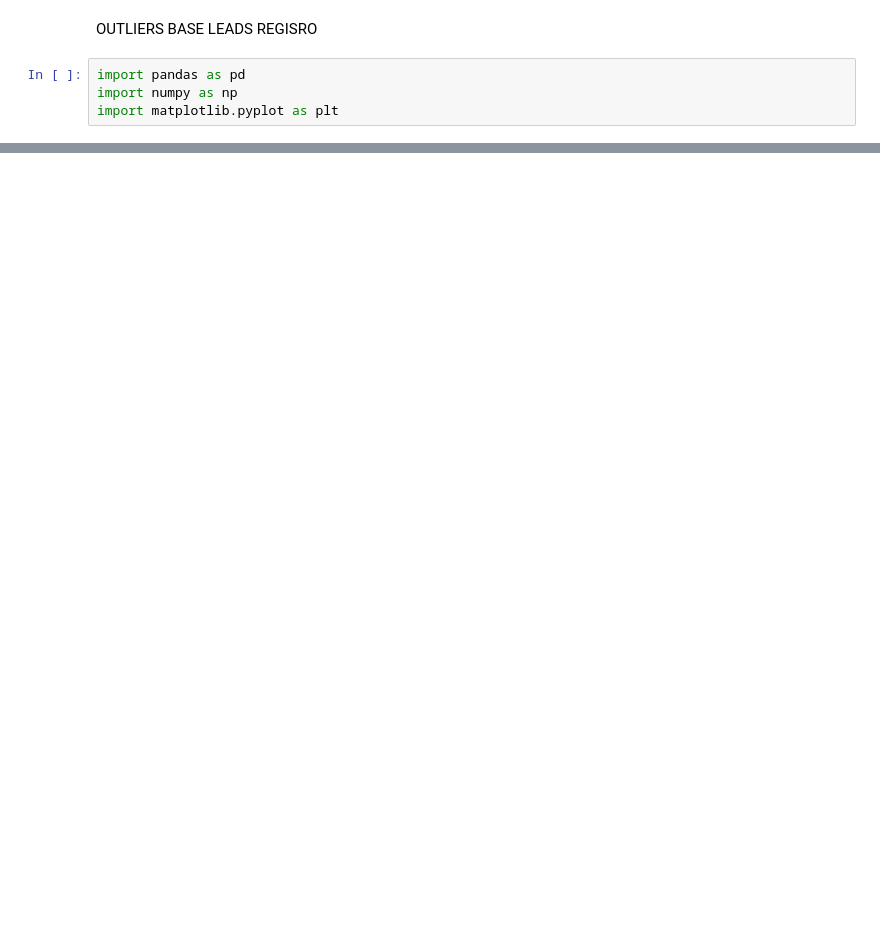
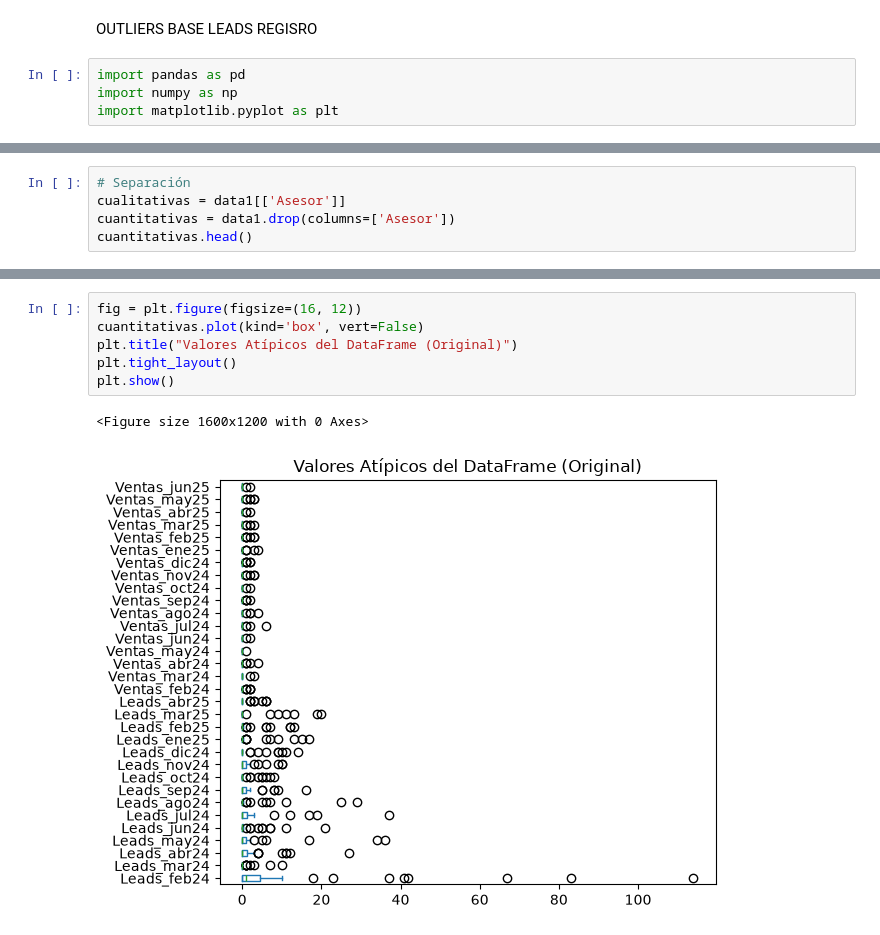
Before and after one commit to a01739713-jpg/Valores_atipicos, a Jupyter notebook: Actividad3.2/Código_ValoresAtipicos.ipynb, the cells around one changed output, grey strips where cells are left out. Cells and saved outputs as stored; diff of their text form; blank space fills up the shorter version.

```diff
--- a/Actividad3.2/Código_ValoresAtipicos.ipynb
+++ b/Actividad3.2/Código_ValoresAtipicos.ipynb
@@ -71,0 +361,5 @@ OUTLIERS
+# %%
+# Separación
+cualitativas = data1[['Asesor']]
+cuantitativas = data1.drop(columns=['Asesor'])
+cuantitativas.head()
@@ -71,0 +374,9 @@ OUTLIERS
+# %%
+fig = plt.figure(figsize=(16, 12))
+cuantitativas.plot(kind='box', vert=False)
+plt.title("Valores Atípicos del DataFrame (Original)")
+plt.tight_layout()
+plt.show()
+# %% [output]
+<Figure size 1600x1200 with 0 Axes>
+[figure, added]
```
Also changed, not shown: parts of 44 cells of this notebook, 1 other file.
